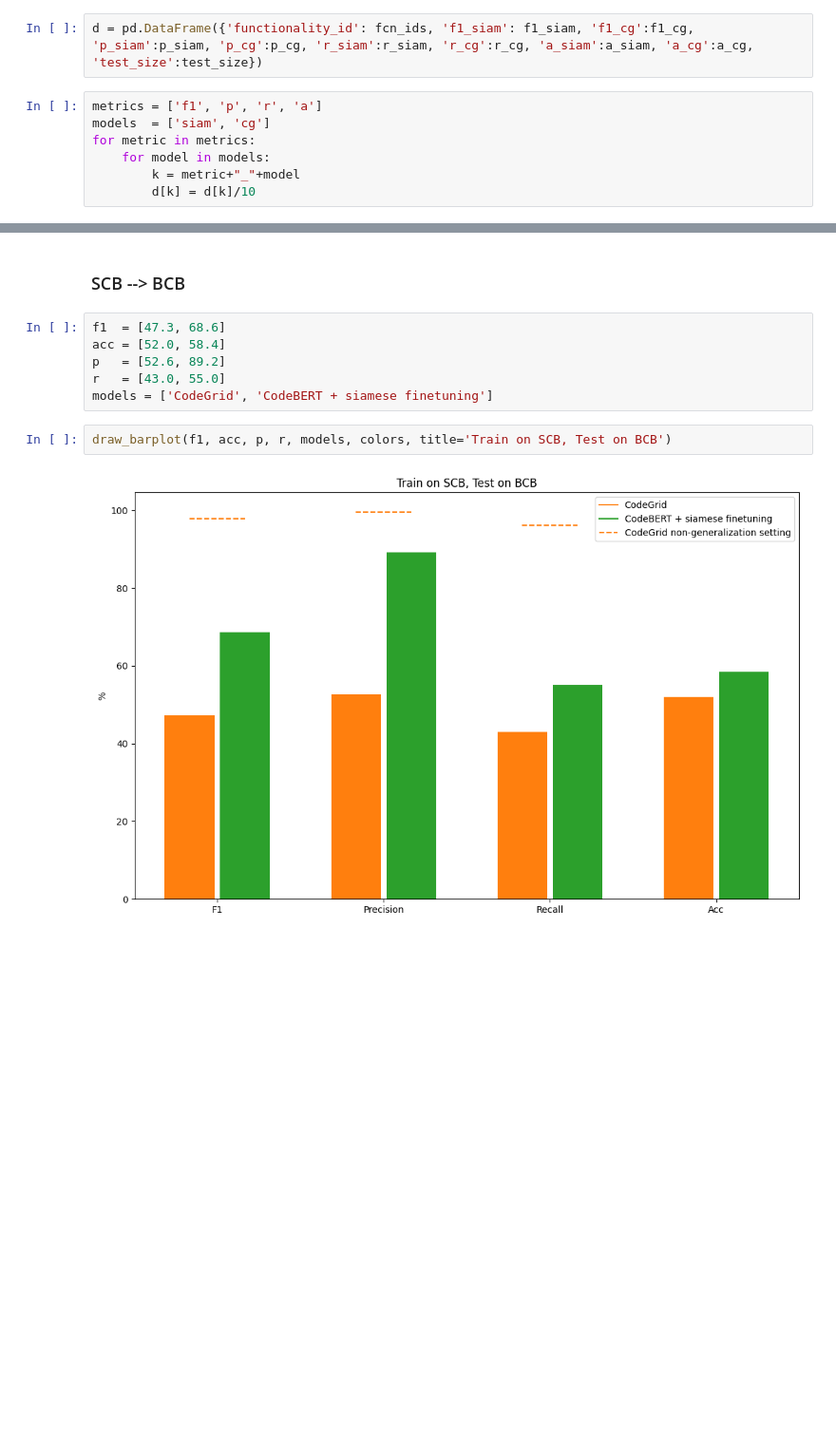
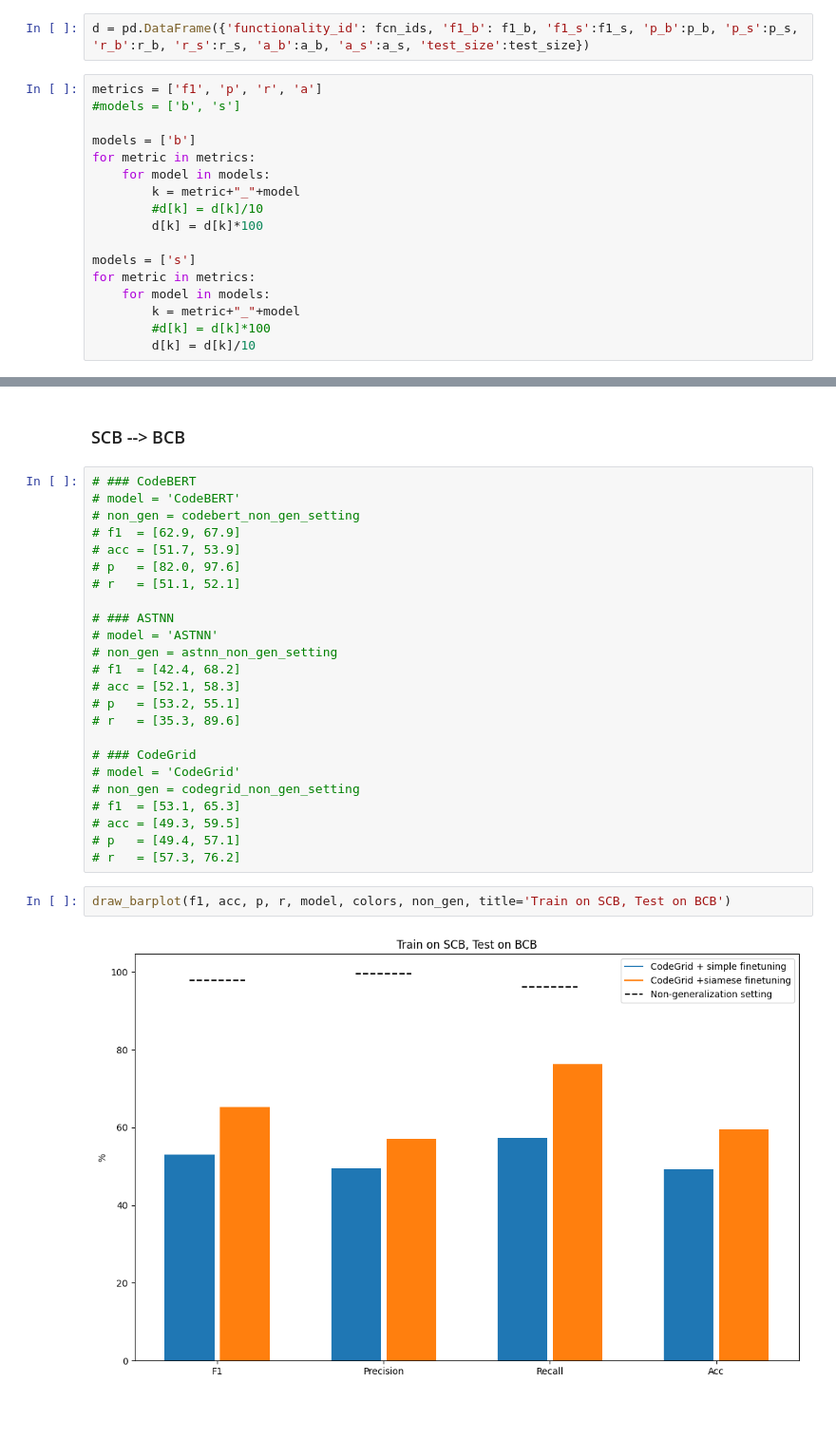
Before and after one commit to kitsiosk/utilities-equal-functionalities, a Jupyter notebook: plot_results.ipynb, the cells around one changed output, grey strips where cells are left out. Shown at 95% size. Drawn from its saved outputs; the diff is of its cells as text; blank space fills up the shorter version.

```diff
--- a/plot_results.ipynb
+++ b/plot_results.ipynb
@@ -93,11 +188,21 @@ fcn_ids = fcn_ids_siam
 # %%
-d = pd.DataFrame({'functionality_id': fcn_ids, 'f1_siam': f1_siam, 'f1_cg':f1_cg, 'p_siam':p_siam, 'p_cg':p_cg, 'r_siam':r_siam, 'r_cg':r_cg, 'a_siam':a_siam, 'a_cg':a_cg, 'test_size':test_size})
+d = pd.DataFrame({'functionality_id': fcn_ids, 'f1_b': f1_b, 'f1_s':f1_s, 'p_b':p_b, 'p_s':p_s, 'r_b':r_b, 'r_s':r_s, 'a_b':a_b, 'a_s':a_s, 'test_size':test_size})
 # %%
 metrics = ['f1', 'p', 'r', 'a']
-models  = ['siam', 'cg']
+#models = ['b', 's']
+
+models = ['b']
 for metric in metrics:
     for model in models:
         k = metric+"_"+model
+        #d[k] = d[k]/10
+        d[k] = d[k]*100
+
+models = ['s']
+for metric in metrics:
+    for model in models:
+        k = metric+"_"+model
+        #d[k] = d[k]*100
         d[k] = d[k]/10
 # %%
 d = pd.merge(d, functionalities, how="left", left_on="functionality_id", right_on="id")
@@ -220,14 +372,32 @@ $F_1 = 2*\frac{P  R}{P+R}$
 # %% [markdown]
 ### SCB --> BCB
 # %%
-f1  = [47.3, 68.6]
-acc = [52.0, 58.4]
-p   = [52.6, 89.2]
-r   = [43.0, 55.0]
-models = ['CodeGrid', 'CodeBERT + siamese finetuning']
+# ### CodeBERT
+# model = 'CodeBERT'
+# non_gen = codebert_non_gen_setting
+# f1  = [62.9, 67.9]
+# acc = [51.7, 53.9]
+# p   = [82.0, 97.6]
+# r   = [51.1, 52.1]
+
+# ### ASTNN
+# model = 'ASTNN'
+# non_gen = astnn_non_gen_setting
+# f1  = [42.4, 68.2]
+# acc = [52.1, 58.3]
+# p   = [53.2, 55.1]
+# r   = [35.3, 89.6]
+
+# ### CodeGrid
+# model = 'CodeGrid'
+# non_gen = codegrid_non_gen_setting
+# f1  = [53.1, 65.3]
+# acc = [49.3, 59.5]
+# p   = [49.4, 57.1]
+# r   = [57.3, 76.2]
 # %%
-draw_barplot(f1, acc, p, r, models, colors, title='Train on SCB, Test on BCB')
+draw_barplot(f1, acc, p, r, model, colors, non_gen, title='Train on SCB, Test on BCB')
 # %% [output]
-[figure, old version]
+[figure, new version]
 # %% [markdown]
 ###
```
Also changed, not shown: parts of 22 cells of this notebook.
